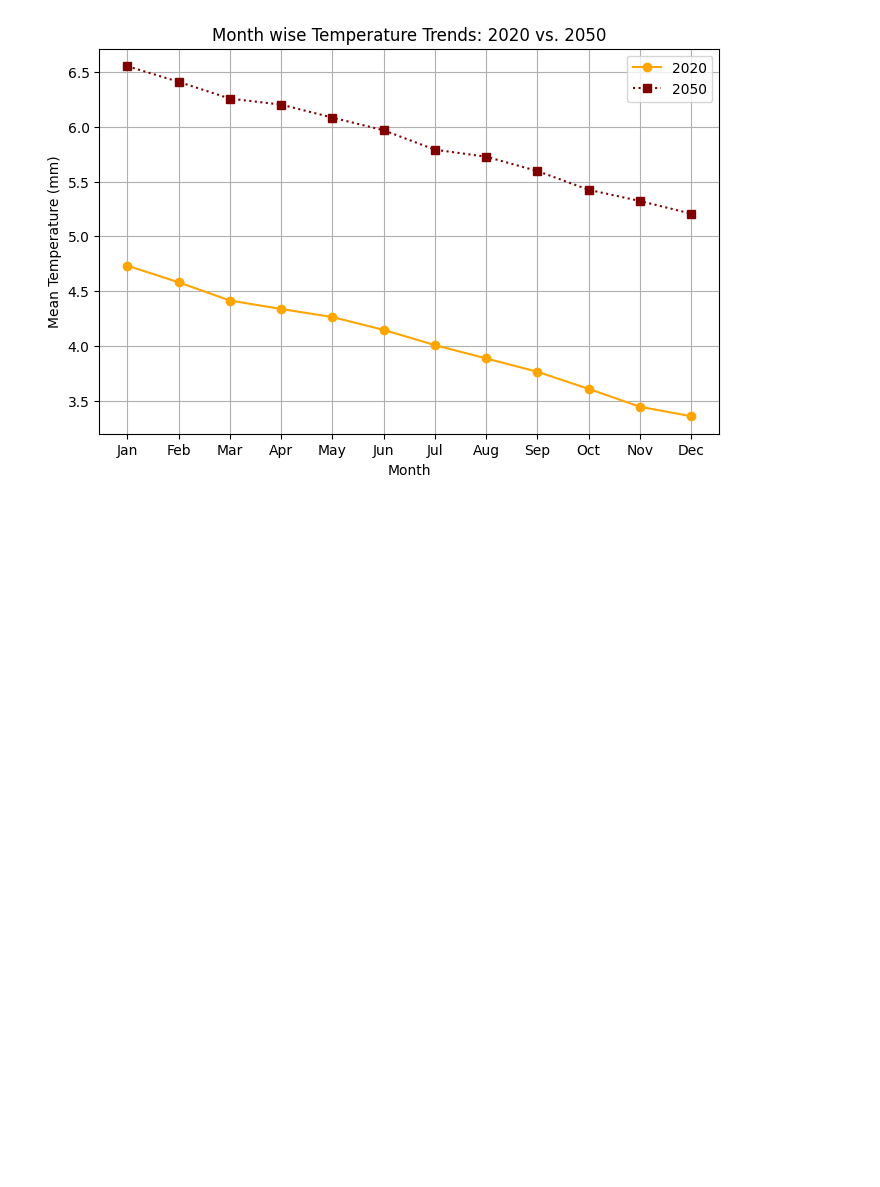
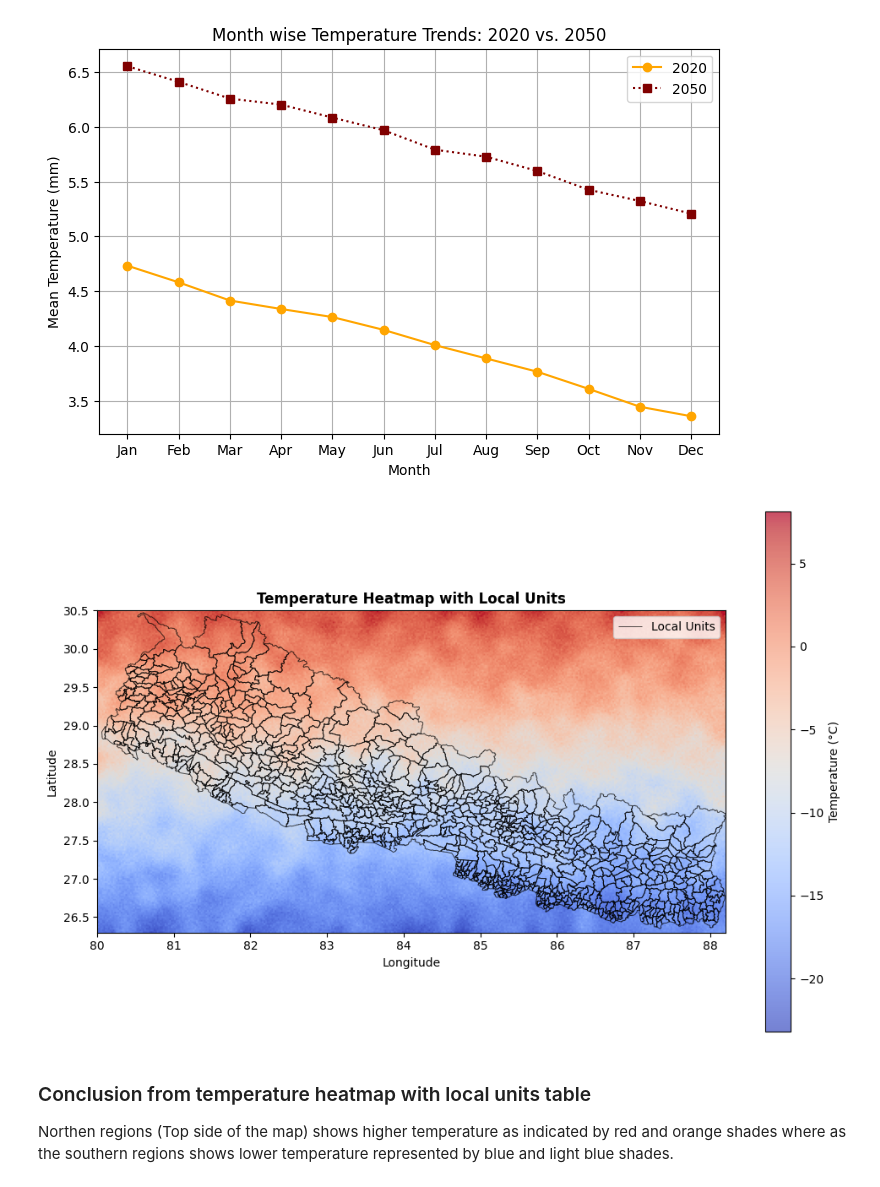
Before and after one commit to Omdena-NIC-Nepal/gis-data-science-assignment-purusottampanta, a Jupyter notebook: gis_data_analysis.ipynb, the cells around one changed output. Cells and saved outputs as stored; diff of their text form; code cells hidden in the pictures; blank space fills up the shorter version.

```diff
--- a/gis_data_analysis.ipynb
+++ b/gis_data_analysis.ipynb
@@ -406,3 +407,60 @@ plt.grid()
 plt.show()
 # %% [output]
 [figure]
+# %%
+
+path_nepal_precipitation_2020 = r"Datasets/Raster/nepal_climate_data/nepal_precipitation_2020.tif"
+path_nepal_precipitation_2050 = r"Datasets/Raster/nepal_climate_data/nepal_precipitation_2050.tif"
+path_nepal_temperature_2020 = r"Datasets/Raster/nepal_climate_data/nepal_temperature_2020.tif"
+path_nepal_temperature_2050 = r"Datasets/Raster/nepal_climate_data/nepal_temperature_2050.tif"
+
+import matplotlib.colorbar as colorbar
+from matplotlib.colors import Normalize
+
+
+raster_path = path_nepal_temperature_2020
+with rasterio.open(raster_path) as src:
+    temperature_data = src.read(1)  # Read the first band
+    temperature_meta = src.meta  # Metadata of the raster
+    raster_transform = src.transform
+
+local_units_path =  r"Datasets/Vector/Shape_Data/local_unit.shp"
+local_units = gpd.read_file(local_units_path)
+
+fig, ax = plt.subplots(figsize=(12, 8))
+
+with rasterio.open(raster_path) as src:
+    show(src, ax=ax, cmap='coolwarm', title='Temperature Heatmap with Local Units')
+
+# Overlay the shapefile (local units)
+local_units.boundary.plot(ax=ax, edgecolor='black', linewidth=0.7, alpha=0.7, label='Local Units')
+
+vmin, vmax = np.nanmin(temperature_data), np.nanmax(temperature_data)
+norm = Normalize(vmin=vmin, vmax=vmax)
+
+# Display raster
+heatmap = ax.imshow(
+    temperature_data,
+    cmap="coolwarm",
+    norm=norm,
+    extent=(
+        raster_transform[2],
+        raster_transform[2] + raster_transform[0] * temperature_data.shape[1],
+        raster_transform[5] + raster_transform[4] * temperature_data.shape[0],
+        raster_transform[5],
+    ),
+    alpha=0.7,
+)
+
+cbar = plt.colorbar(heatmap, ax=ax, orientation="vertical")
+cbar.set_label("Temperature (°C)")
+
+plt.legend()
+plt.xlabel("Longitude")
+plt.ylabel("Latitude")
+plt.show()
+# %% [output]
+[figure, added]
+# %% [markdown]
+### Conclusion from temperature heatmap with local units table
+Northen regions (Top side of the map) shows higher temperature as indicated by red and orange shades where as the southern regions shows lower temperature represented by blue and light blue shades.
```
Also changed, not shown: parts of 2 cells of this notebook.
